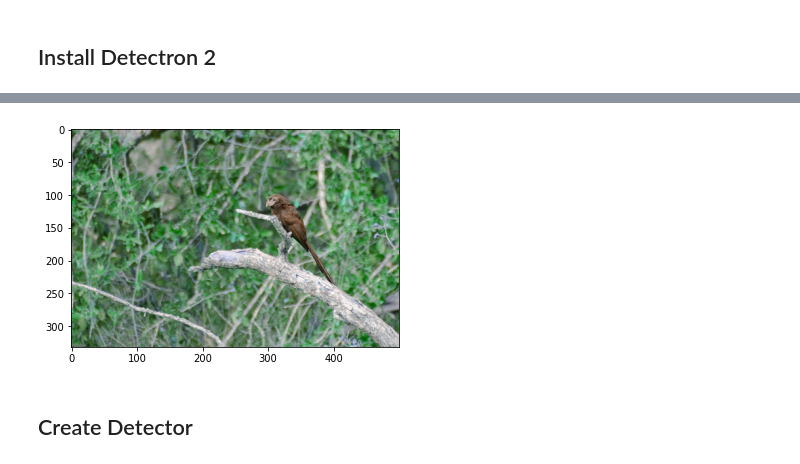
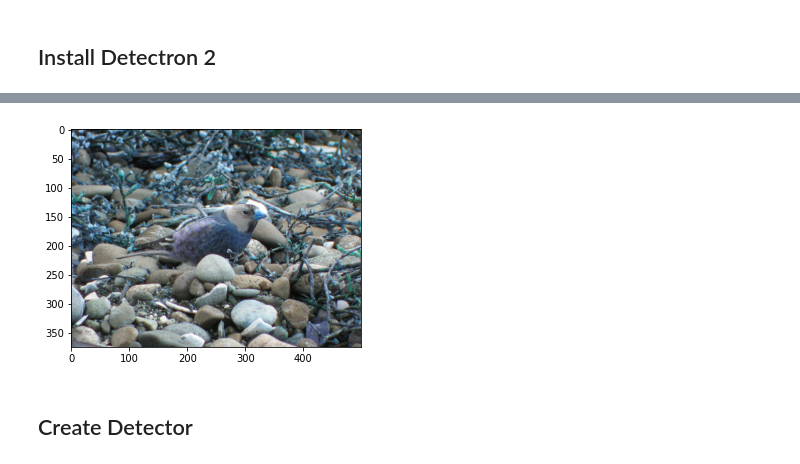
Before and after one commit to chloeskt/recvis21_a3, a Jupyter notebook: notebooks/Mask_RCNN.ipynb, the cells around one changed output, grey strips where cells are left out. Drawn from its saved outputs; the diff is of its cells as text; code cells hidden in the pictures.

```diff
--- a/notebooks/Mask_RCNN.ipynb
+++ b/notebooks/Mask_RCNN.ipynb
@@ -79,11 +79,11 @@ from detectron2.config import get_cfg
 from detectron2.utils.visualizer import Visualizer
 from detectron2.data import MetadataCatalog, DatasetCatalog
 # %%
-im = cv2.imread("../bird_dataset/train_images/004.Groove_billed_Ani/Groove_Billed_Ani_0004_1528.jpg")
+im = cv2.imread("../bird_dataset/train_images/034.Gray_crowned_Rosy_Finch/Gray_Crowned_Rosy_Finch_0064_27007.jpg")
 plt.imshow(im)
 plt.show()
 # %% [output]
-[figure, old version]
+[figure, new version]
 # %% [markdown]
 ## Create Detector
 # %%
```
Also changed, not shown: parts of 6 cells of this notebook, 1 other file.
